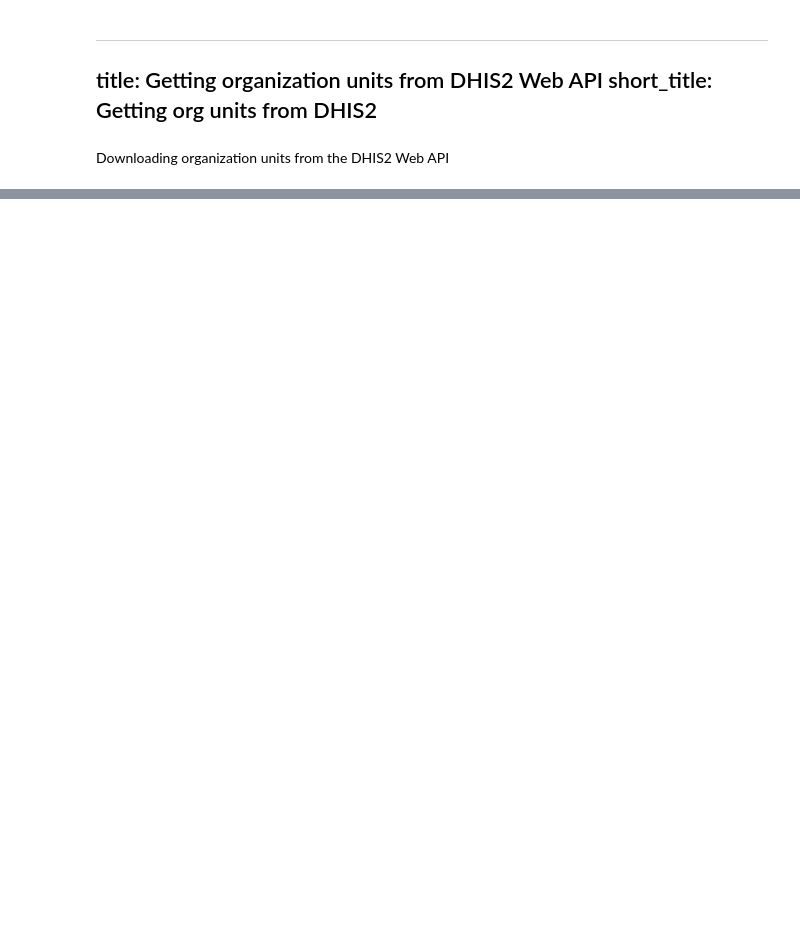
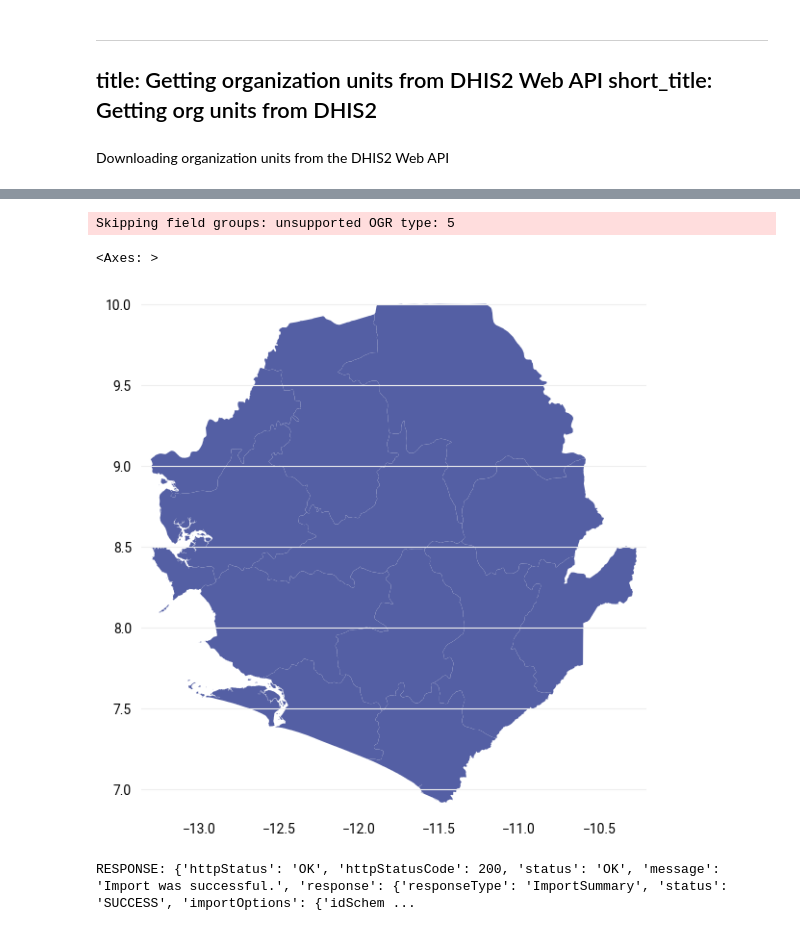
Before and after one commit to dhis2/climate-tools, a Jupyter notebook: docs/src/getting-organization-units.ipynb, the cells around one changed output, grey strips where cells are left out. Cells and saved outputs as stored; diff of their text form; code cells hidden in the pictures; blank space fills up the shorter version.

```diff
--- a/docs/src/getting-organization-units.ipynb
+++ b/docs/src/getting-organization-units.ipynb
@@ -15,10 +14,7 @@ from dhis2_client import DHIS2Client, DHIS2AsyncClient, Settings
 # %%
-settings = Settings(base_url='http://localhost:8080', username='admin', password='district')
+cfg = ClientSettings(base_url='http://localhost:8080', username='admin', password='district')
 # %%
-client_context = DHIS2Client.from_settings(settings)
-client = client_context.__enter__()   # this opens it
-# org_units_dict = client.get("/api/organisationUnits.geojson", params={"level": 2})
-# print('org_units_json', org_units_dict)
+client = DHIS2Client(settings=cfg)
 # %%
-org_units = client.get("/api/organisationUnits", params={"level": 2})
-print(org_units)
+org_units_dict = client.get("/api/organisationUnits.geojson", params={"level": 2})
+# print(org_units)
@@ -67,3 +21,12 @@ org_units_json {"type": "FeatureCollection", "features": [{"type": "Feature", "i
+# %%
+org_units_string = json.dumps(org_units_dict)
+
+gdf = geopandas.read_file(io.StringIO(org_units_string))
+gdf.plot()
+# %% [output]
+Skipping field groups: unsupported OGR type: 5
+<Axes: >
+[figure, added]
 # %%
 data = {
     "dataValues": [
@@ -144,5 +71,5 @@ data2 = {
 # %%
-async def post_data():
-  async with DHIS2AsyncClient.from_settings(settings) as client:
-    response = await client.post_data_value_set(data, import_strategy="CREATE")
-    print('RESPONSE:', response)
+response = client.post_data_value_set(data)
+print('RESPONSE:', response)
+# %% [output]
+RESPONSE: {'httpStatus': 'OK', 'httpStatusCode': 200, 'status': 'OK', 'message': 'Import was successful.', 'response': {'responseType': 'ImportSummary', 'status': 'SUCCESS', 'importOptions': {'idSchem ...
```
Also changed, not shown: parts of 9 cells of this notebook, 1 other file.
